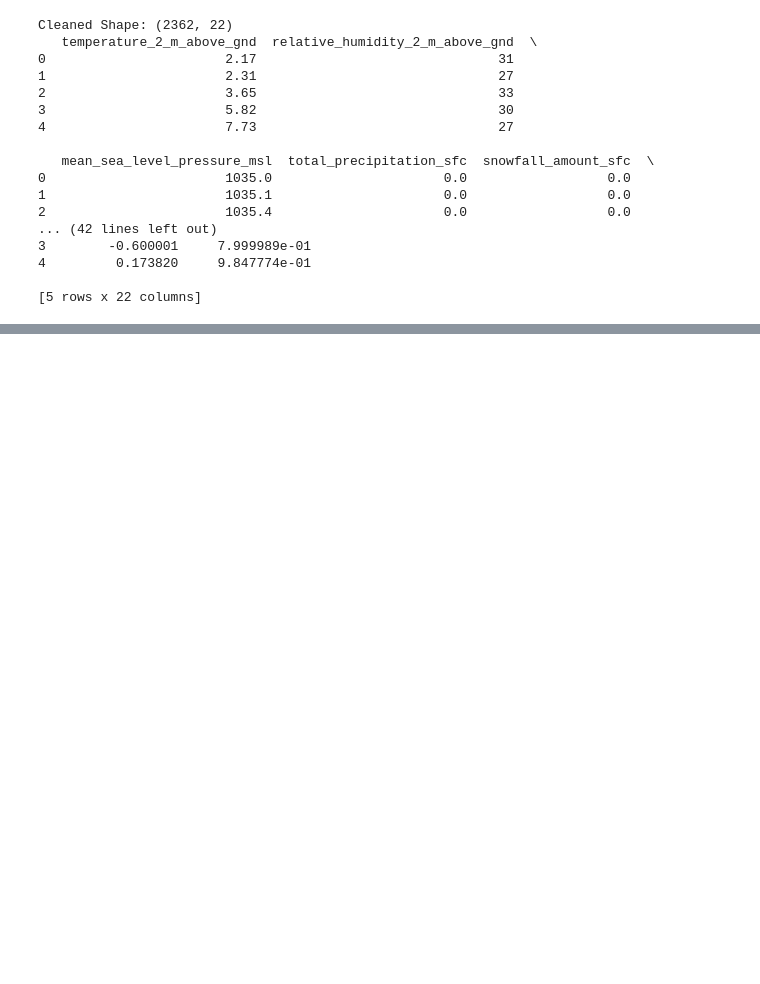
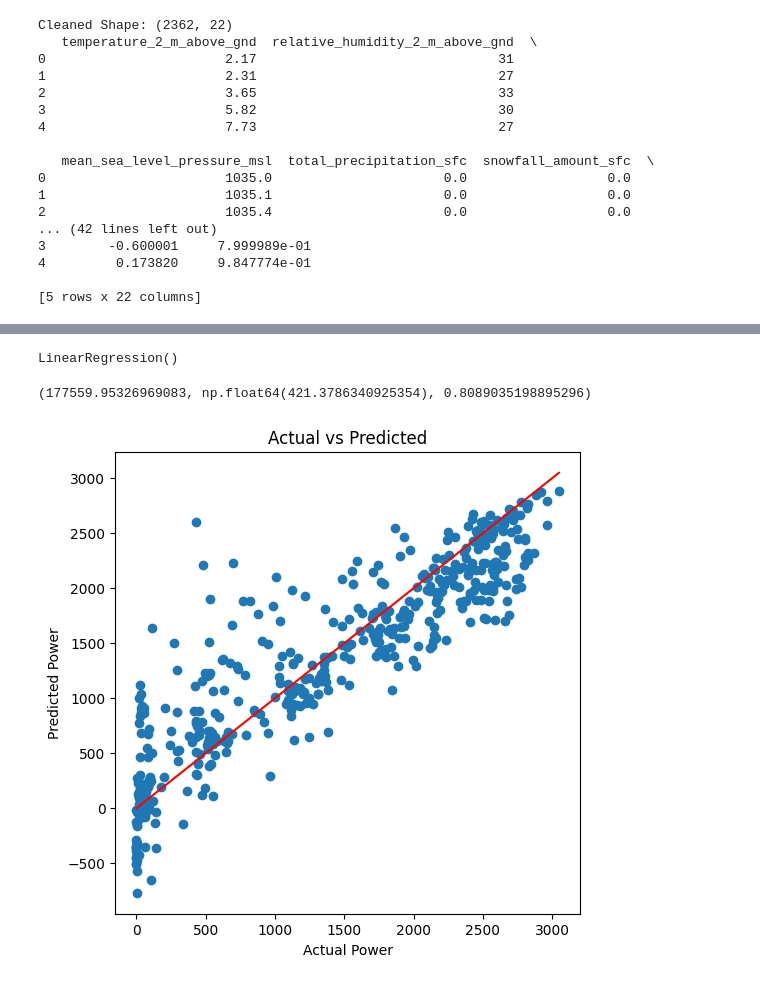
Before and after one commit to Anirudh-020505/Solar-Energy-Forecasting, a Jupyter notebook: solarForecasting.ipynb, the cells around one changed output, grey strips where cells are left out. Saved outputs shown, nothing was run; the diff lists cells and outputs as text; code cells hidden in the pictures; blank space fills up the shorter version.

```diff
--- a/solarForecasting.ipynb
+++ b/solarForecasting.ipynb
@@ -103,0 +125,4 @@ Cleaned Shape: (2362, 22)
+# %%
+# train test split
+from sklearn.model_selection import train_test_split
+X_train, X_test,y_train, y_test = train_test_split(X, y,test_size=0.2,random_state=42);
@@ -103,0 +162,14 @@ Cleaned Shape: (2362, 22)
+# %%
+from sklearn.preprocessing import StandardScaler
+scaler = StandardScaler()
+X_train_scaled = scaler.fit_transform(X_train)
+X_test_scaled = scaler.transform(X_test)
+# %%
+from sklearn.linear_model import LinearRegression
+model = LinearRegression()
+model.fit(X_train_scaled, y_train)
+# %% [output]
+LinearRegression()
+# %%
+from sklearn.metrics import mean_squared_error, r2_score
+y_pred = model.predict(X_test_scaled)
@@ -103,0 +180,20 @@ Cleaned Shape: (2362, 22)
+# %%
+mse,rmse,r2
+# %% [output]
+(177559.95326969083, np.float64(421.3786340925354), 0.8089035198895296)
+# %%
+import matplotlib.pyplot as plt
+
+plt.figure(figsize=(6,6))
+plt.scatter(y_test, y_pred)
+plt.xlabel("Actual Power")
+plt.ylabel("Predicted Power")
+plt.title("Actual vs Predicted")
+
+plt.plot([y_test.min(), y_test.max()],
+         [y_test.min(), y_test.max()],
+         color='red')
+
+plt.show()
+# %% [output]
+[figure, added]
```
Also changed, not shown: parts of 7 cells of this notebook.
